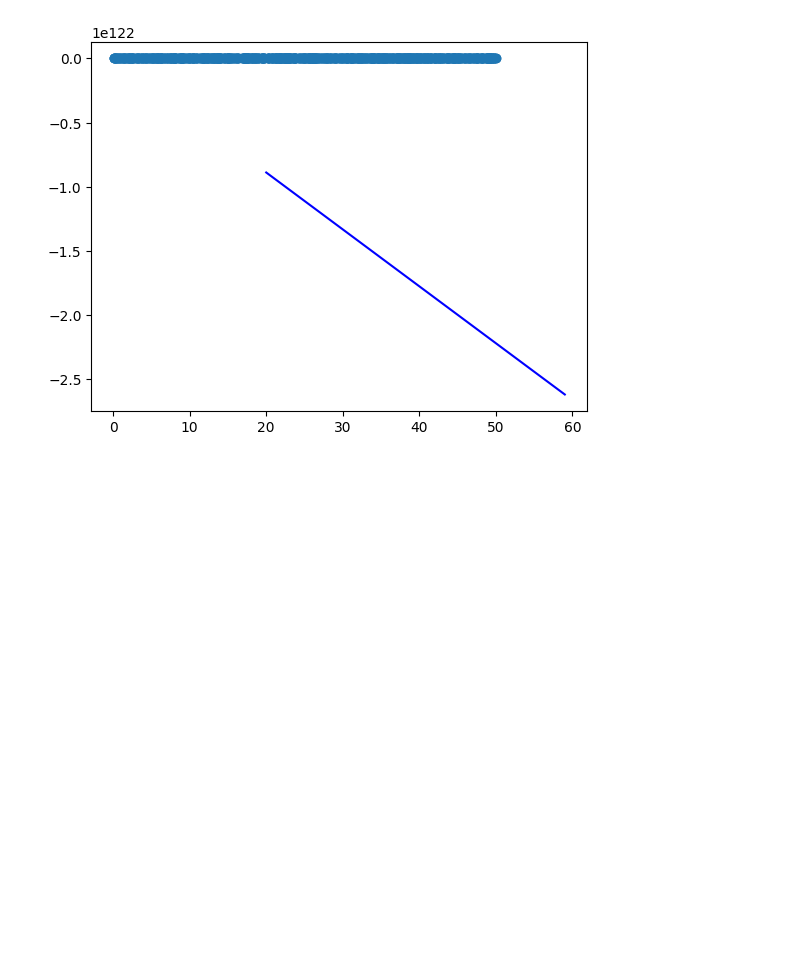
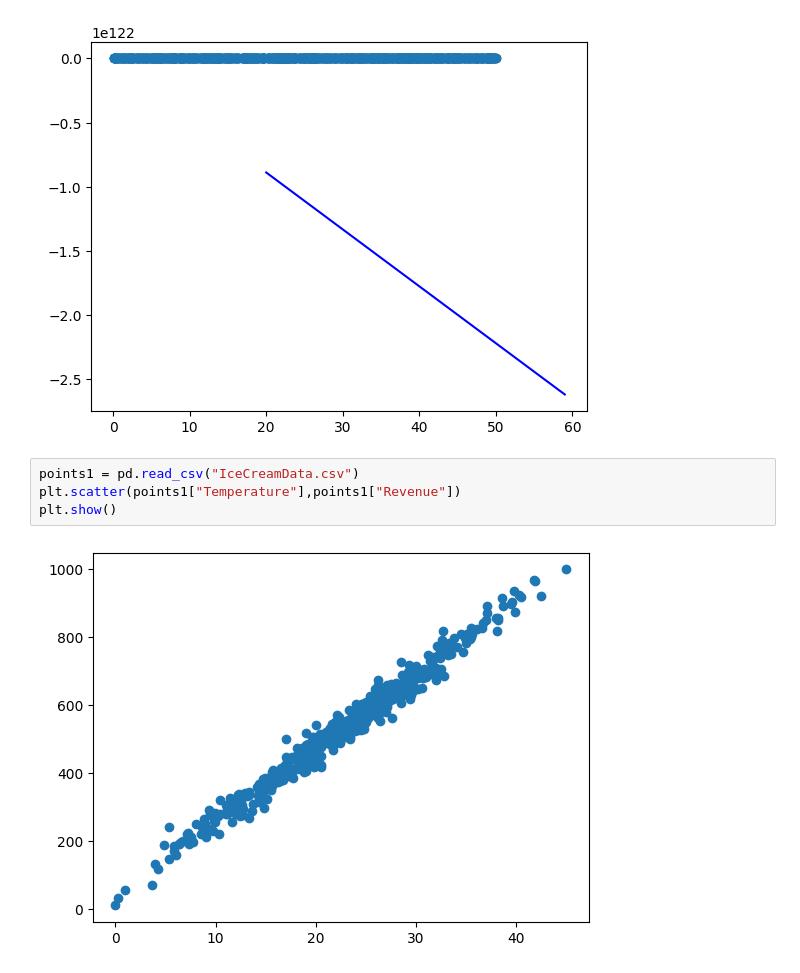
Before and after one commit to Lunivmaharjans/Python, a Jupyter notebook: day14.ipynb, the cells around one changed output. Saved outputs shown, nothing was run; the diff lists cells and outputs as text; blank space fills up the shorter version.

```diff
--- a/day14.ipynb
+++ b/day14.ipynb
@@ -61,3 +61,9 @@ plt.plot(line_x,line_y, color="blue")
 plt.show()
 # %% [output]
 [figure]
+# %%
+points1 = pd.read_csv("IceCreamData.csv")
+plt.scatter(points1["Temperature"],points1["Revenue"])
+plt.show()
+# %% [output]
+[figure, added]
```
Also changed, not shown: parts of 3 cells of this notebook, 1 other file.
